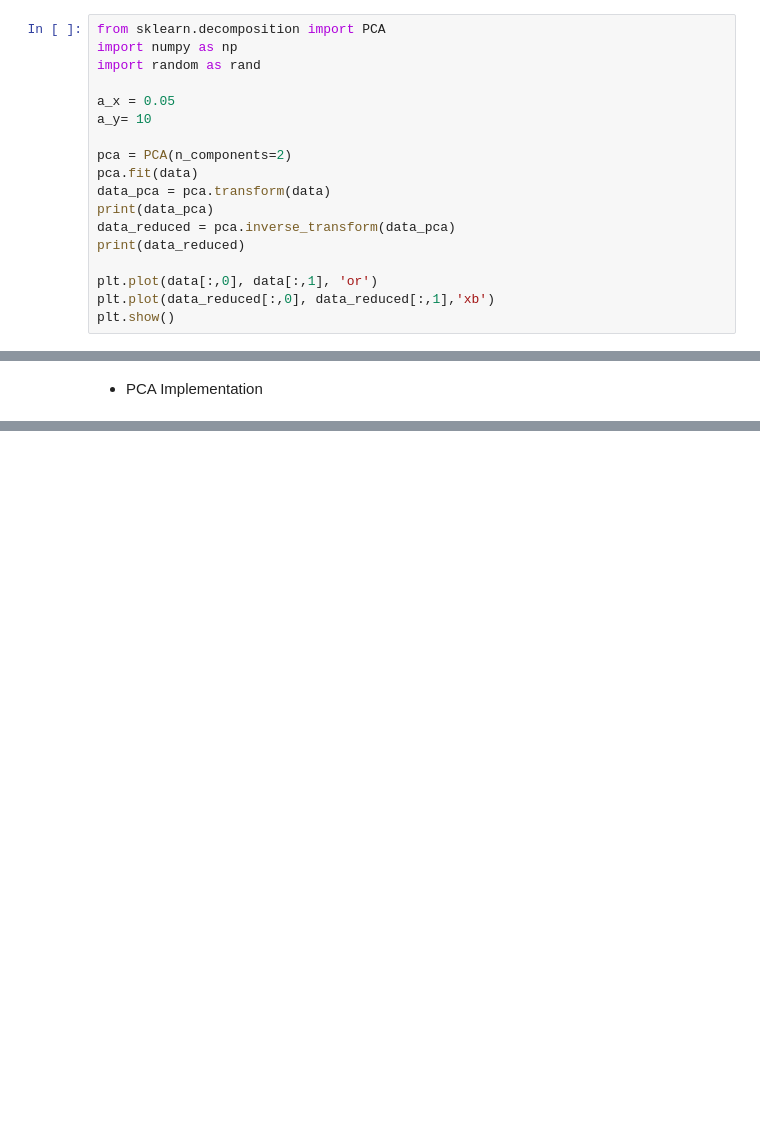
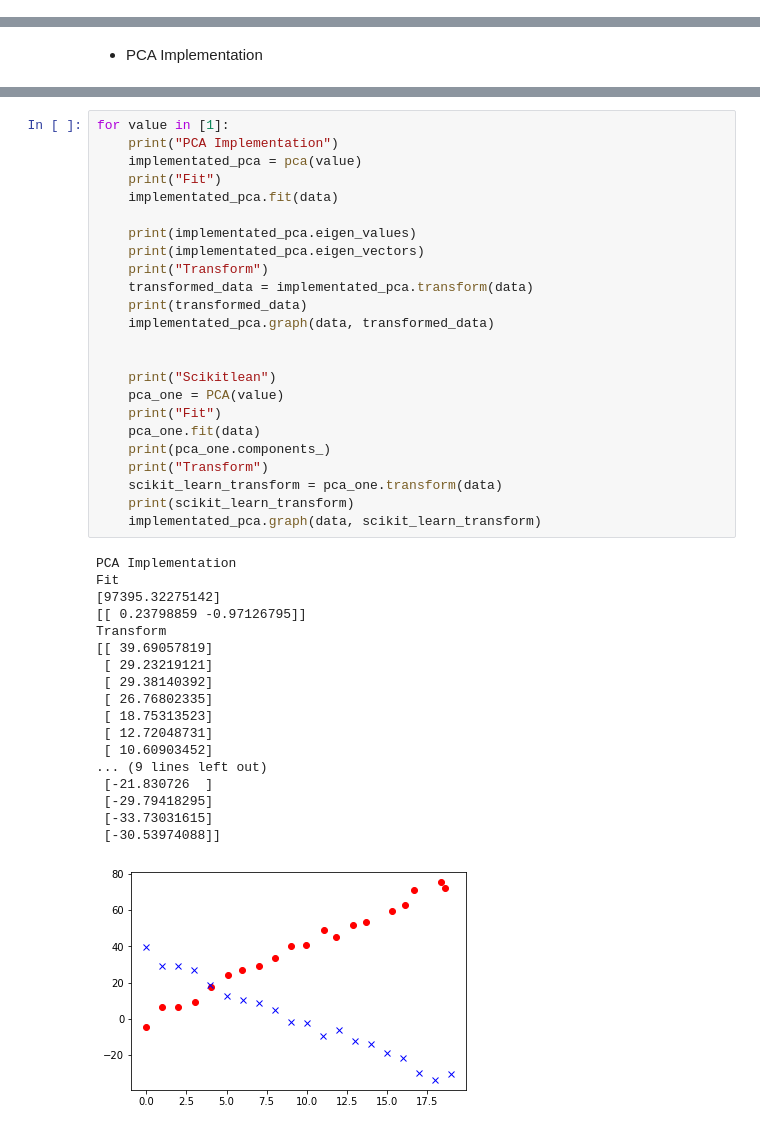
Before and after one commit to vipulpopat/MSCAI_CE4021_Week5, a Jupyter notebook: Etivity5.ipynb, the cells around one changed output, grey strips where cells are left out. Drawn from its saved outputs; the diff is of its cells as text; blank space fills up the shorter version.

Commit message:
Code Revision Working Version Squared
Code Revision Self Reflect on comparing approaches noticed i did need square values. Refactored code further

```diff
--- a/Etivity5.ipynb
+++ b/Etivity5.ipynb
@@ -155,18 +95,0 @@ PCA(copy=True, iterated_power='auto', n_components=1, random_state=None,
-# %%
-from sklearn.decomposition import PCA
-import numpy as np
-import random as rand
-
-a_x = 0.05
-a_y= 10
-
-pca = PCA(n_components=2)
-pca.fit(data)
-data_pca = pca.transform(data)
-print(data_pca)
-data_reduced = pca.inverse_transform(data_pca)
-print(data_reduced)
-
-plt.plot(data[:,0], data[:,1], 'or')
-plt.plot(data_reduced[:,0], data_reduced[:,1],'xb')
-plt.show()
@@ -363,0 +166,43 @@ Transform
+# %%
+for value in [1]:
+    print("PCA Implementation")
+    implementated_pca = pca(value)
+    print("Fit")
+    implementated_pca.fit(data)
+
+    print(implementated_pca.eigen_values)
+    print(implementated_pca.eigen_vectors)
+    print("Transform")
+    transformed_data = implementated_pca.transform(data)
+    print(transformed_data)
+    implementated_pca.graph(data, transformed_data)
+
+
+    print("Scikitlean")
+    pca_one = PCA(value)
+    print("Fit")
+    pca_one.fit(data)
+    print(pca_one.components_)
+    print("Transform")
+    scikit_learn_transform = pca_one.transform(data)
+    print(scikit_learn_transform)
+    implementated_pca.graph(data, scikit_learn_transform)
+# %% [output]
+PCA Implementation
+Fit
+[97395.32275142]
+[[ 0.23798859 -0.97126795]]
+Transform
+[[ 39.69057819]
+ [ 29.23219121]
+ [ 29.38140392]
+ [ 26.76802335]
+ [ 18.75313523]
+ [ 12.72048731]
+ [ 10.60903452]
+... (9 lines left out)
+ [-21.830726  ]
+ [-29.79418295]
+ [-33.73031615]
+ [-30.53974088]]
+[figure, added]
```
Also changed, not shown: parts of 12 cells of this notebook.
